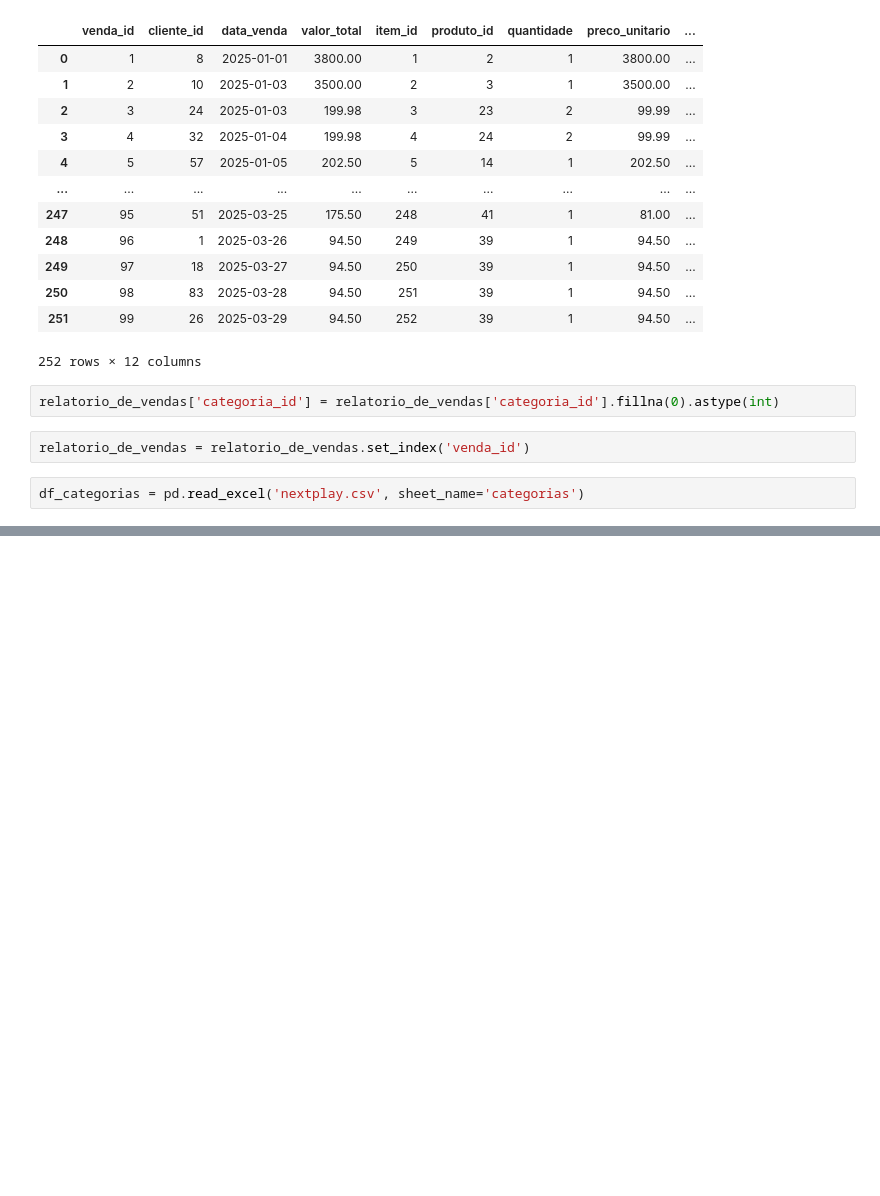
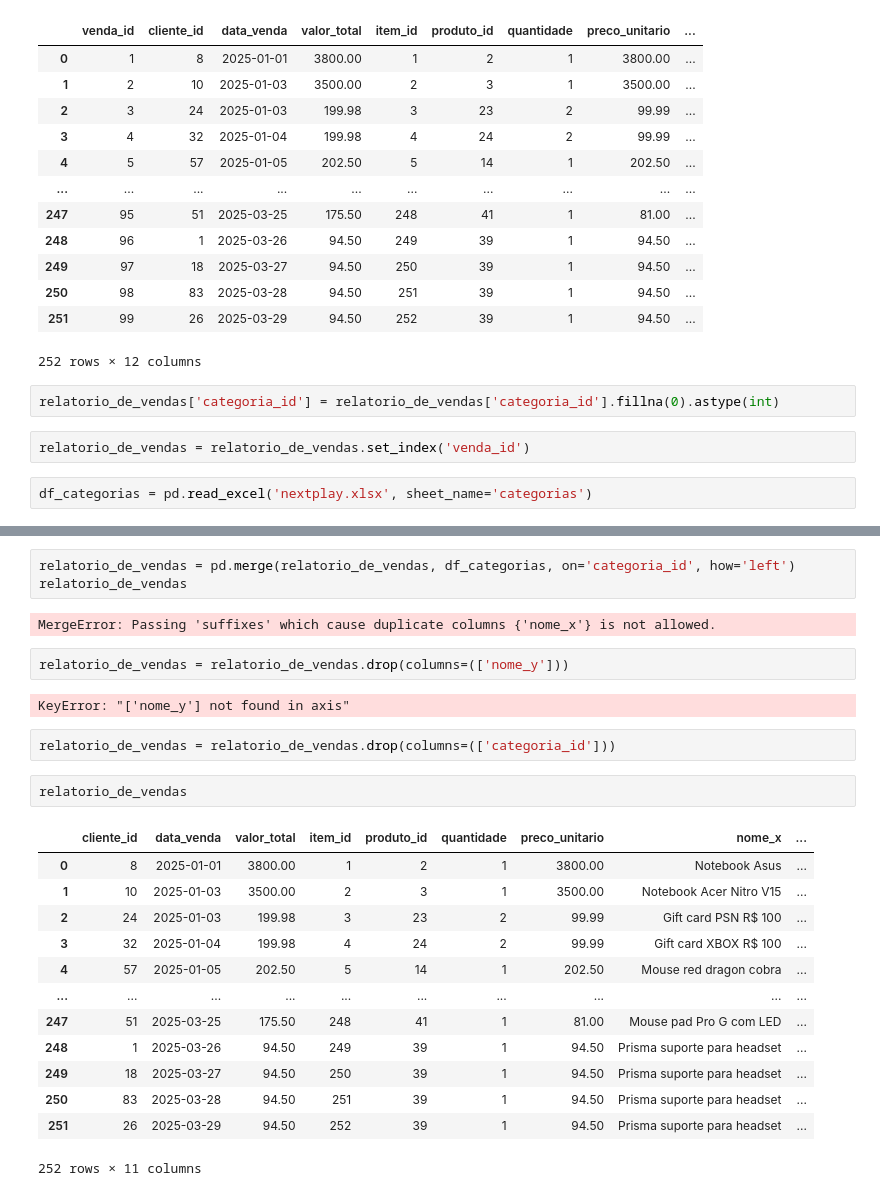
Before and after one commit to DanielBorbafs/dashboard-nextplay, a Jupyter notebook: data/insights.ipynb, the cells around one changed output, grey strips where cells are left out. Saved outputs shown, nothing was run; the diff lists cells and outputs as text; blank space fills up the shorter version.

```diff
--- a/data/insights.ipynb
+++ b/data/insights.ipynb
@@ -116,4 +116,4 @@ relatorio_de_vendas['categoria_id'] = relatorio_de_vendas['categoria_id'].fillna
 # %%
 relatorio_de_vendas = relatorio_de_vendas.set_index('venda_id')
 # %%
-df_categorias = pd.read_excel('nextplay.csv', sheet_name='categorias')
+df_categorias = pd.read_excel('nextplay.xlsx', sheet_name='categorias')
@@ -121,0 +137,27 @@ TypeError: merge() missing 1 required positional argument: 'right'
+# %%
+relatorio_de_vendas = pd.merge(relatorio_de_vendas, df_categorias, on='categoria_id', how='left')
+relatorio_de_vendas
+# %% [output]
+MergeError: Passing 'suffixes' which cause duplicate columns {'nome_x'} is not allowed.
+# %%
+relatorio_de_vendas = relatorio_de_vendas.drop(columns=(['nome_y']))
+# %% [output]
+KeyError: "['nome_y'] not found in axis"
+# %%
+relatorio_de_vendas = relatorio_de_vendas.drop(columns=(['categoria_id']))
+# %%
+relatorio_de_vendas
+# %% [output]
+|  | cliente_id | data_venda | valor_total | item_id | produto_id | quantidade | preco_unitario | nome_x | ... |
+| 0 | 8 | 2025-01-01 | 3800.00 | 1 | 2 | 1 | 3800.00 | Notebook Asus | ... |
+| 1 | 10 | 2025-01-03 | 3500.00 | 2 | 3 | 1 | 3500.00 | Notebook Acer Nitro V15 | ... |
+| 2 | 24 | 2025-01-03 | 199.98 | 3 | 23 | 2 | 99.99 | Gift card PSN R$ 100 | ... |
+| 3 | 32 | 2025-01-04 | 199.98 | 4 | 24 | 2 | 99.99 | Gift card XBOX R$ 100 | ... |
+| 4 | 57 | 2025-01-05 | 202.50 | 5 | 14 | 1 | 202.50 | Mouse red dragon cobra | ... |
+| ... | ... | ... | ... | ... | ... | ... | ... | ... | ... |
+| 247 | 51 | 2025-03-25 | 175.50 | 248 | 41 | 1 | 81.00 | Mouse pad Pro G com LED | ... |
+| 248 | 1 | 2025-03-26 | 94.50 | 249 | 39 | 1 | 94.50 | Prisma suporte para headset | ... |
+| 249 | 18 | 2025-03-27 | 94.50 | 250 | 39 | 1 | 94.50 | Prisma suporte para headset | ... |
+| 250 | 83 | 2025-03-28 | 94.50 | 251 | 39 | 1 | 94.50 | Prisma suporte para headset | ... |
+| 251 | 26 | 2025-03-29 | 94.50 | 252 | 39 | 1 | 94.50 | Prisma suporte para headset | ... |
+252 rows × 11 columns
```
Also changed, not shown: parts of 7 cells of this notebook, 3 other files.
